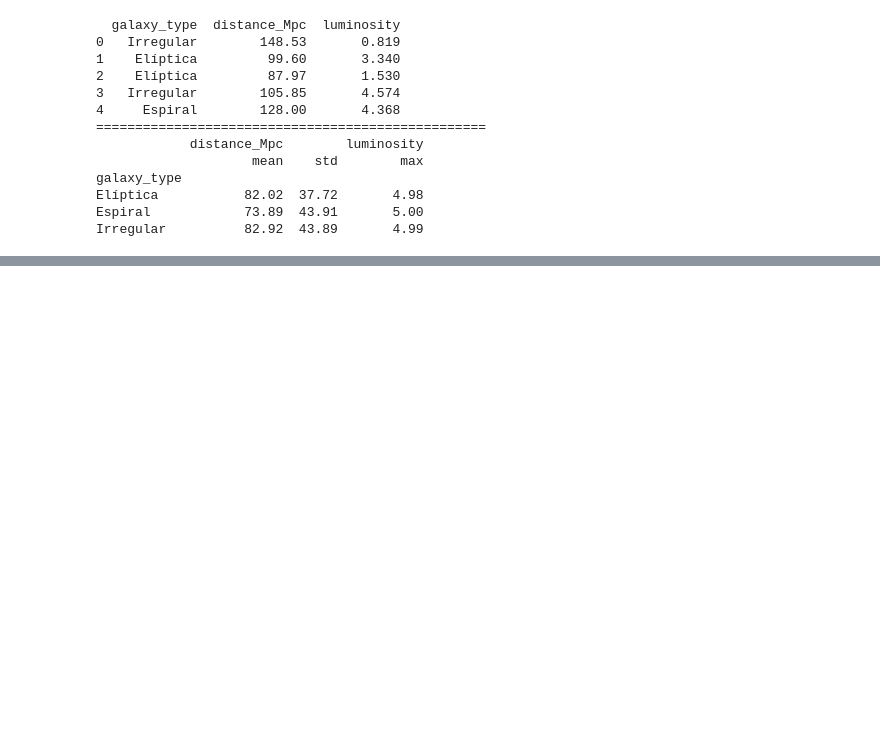
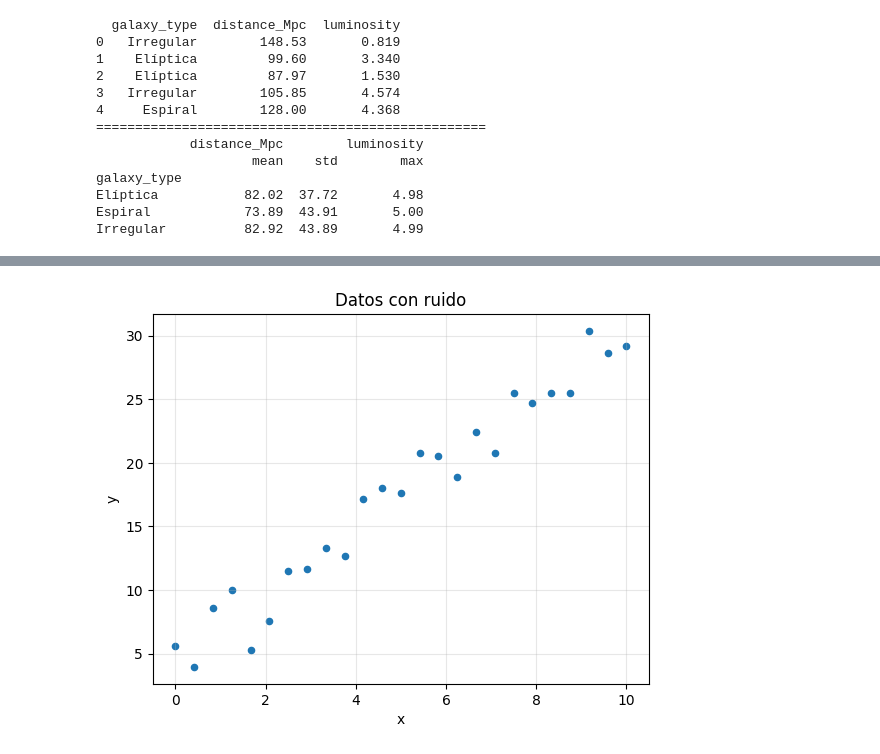
Before and after one commit to jperaltac/pcfi161, a Jupyter notebook: lectures/Test.ipynb, the cells around one changed output, grey strips where cells are left out. Saved outputs shown, nothing was run; the diff lists cells and outputs as text; code cells hidden in the pictures; blank space fills up the shorter version.

```diff
--- a/lectures/Test.ipynb
+++ b/lectures/Test.ipynb
@@ -1108,0 +1218,19 @@ Irregular          82.92  43.89       4.99
+# %%
+import numpy as np
+import matplotlib.pyplot as plt
+
+# Semilla reproducible
+rng = np.random.default_rng(42)
+
+# Datos sintéticos simples
+x = np.linspace(0, 10, 25)
+y_true = 2.5 * x + 5.0
+sigma = 2.0  # incertidumbre típica de medición
+y_obs = y_true + rng.normal(0, sigma, size=x.size)
+
+plt.scatter(x, y_obs, s=20)
+plt.xlabel('x'); plt.ylabel('y'); plt.grid(alpha=0.3)
+plt.title('Datos con ruido')
+plt.show()
+# %% [output]
+[figure, added]
```
Also changed, not shown: parts of 36 cells of this notebook, 13 other files.
